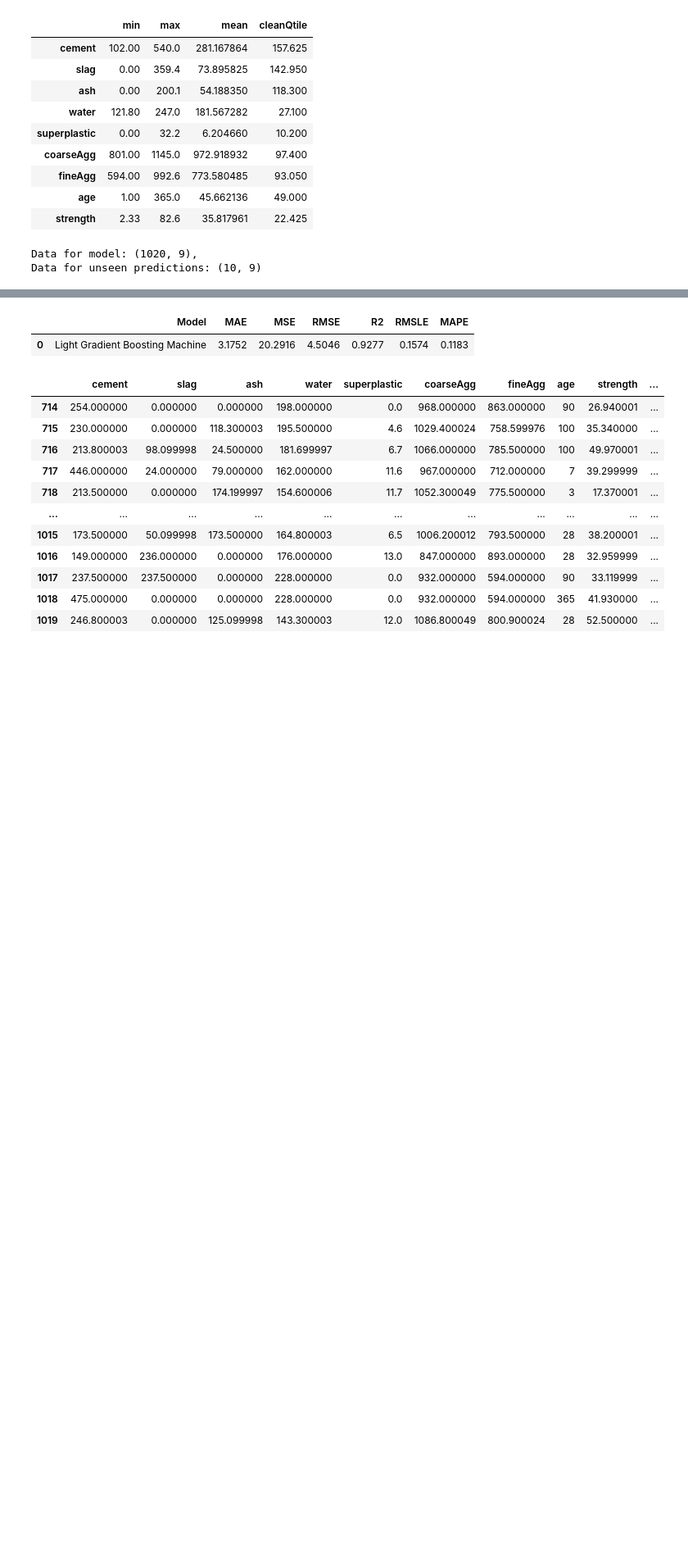
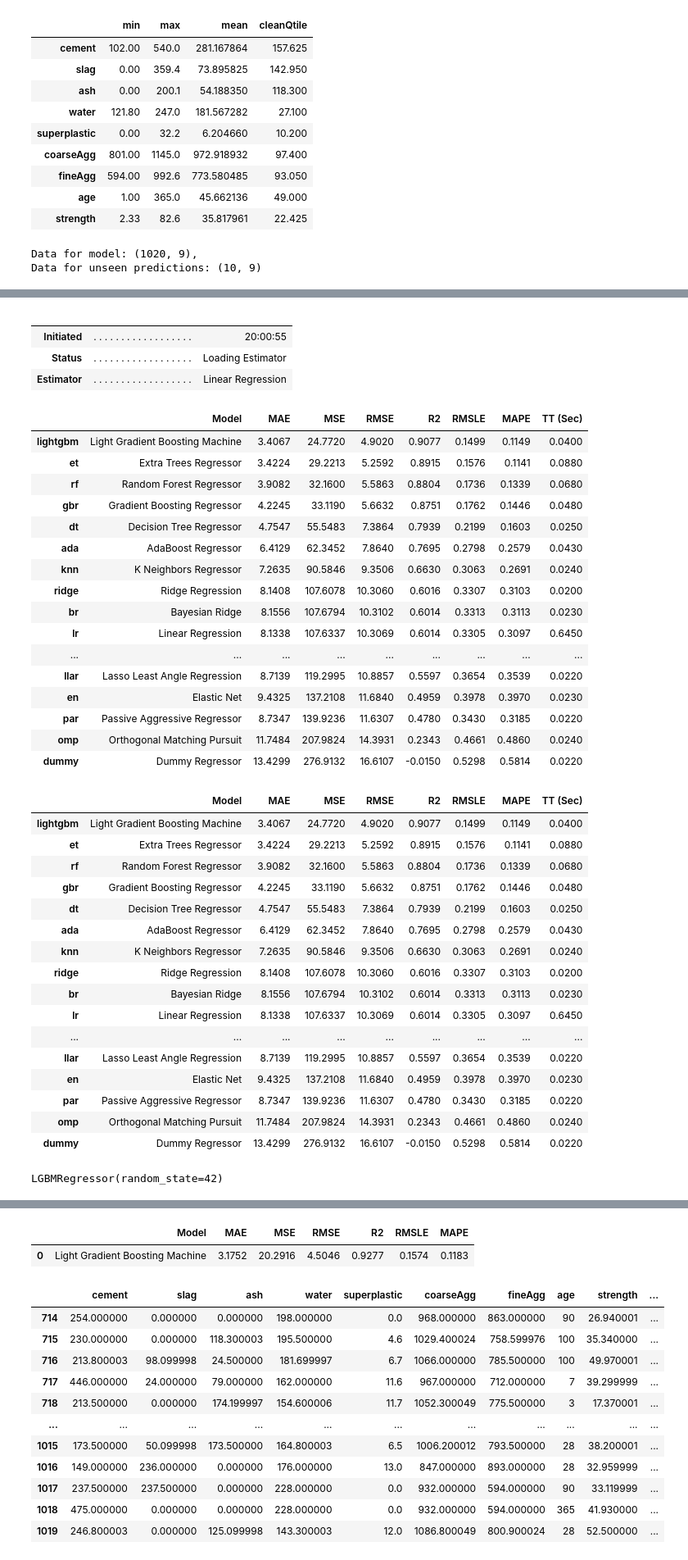
Before and after one commit to jdhova/Pycaret-Projects, a Jupyter notebook: Supervised-Learning/Regression/cementStrength.ipynb, the cells around one changed output, grey strips where cells are left out. Shown at 82% size. Saved outputs shown, nothing was run; the diff lists cells and outputs as text; code cells hidden in the pictures; blank space fills up the shorter version.

```diff
--- a/Supervised-Learning/Regression/cementStrength.ipynb
+++ b/Supervised-Learning/Regression/cementStrength.ipynb
@@ -88,3 +93,46 @@ reg = setup(data = data, target='strength', normalize=True, session_id=42)
+# %%
+compare_models()
+# %% [output]
+|  |  |  |
+|  |  |  |
+| Initiated | . . . . . . . . . . . . . . . . . . | 20:00:55 |
+| Status | . . . . . . . . . . . . . . . . . . | Loading Estimator |
+| Estimator | . . . . . . . . . . . . . . . . . . | Linear Regression |
+|  | Model | MAE | MSE | RMSE | R2 | RMSLE | MAPE | TT (Sec) |
+| lightgbm | Light Gradient Boosting Machine | 3.4067 | 24.7720 | 4.9020 | 0.9077 | 0.1499 | 0.1149 | 0.0400 |
+| et | Extra Trees Regressor | 3.4224 | 29.2213 | 5.2592 | 0.8915 | 0.1576 | 0.1141 | 0.0880 |
+| rf | Random Forest Regressor | 3.9082 | 32.1600 | 5.5863 | 0.8804 | 0.1736 | 0.1339 | 0.0680 |
+| gbr | Gradient Boosting Regressor | 4.2245 | 33.1190 | 5.6632 | 0.8751 | 0.1762 | 0.1446 | 0.0480 |
+| dt | Decision Tree Regressor | 4.7547 | 55.5483 | 7.3864 | 0.7939 | 0.2199 | 0.1603 | 0.0250 |
+| ada | AdaBoost Regressor | 6.4129 | 62.3452 | 7.8640 | 0.7695 | 0.2798 | 0.2579 | 0.0430 |
+| knn | K Neighbors Regressor | 7.2635 | 90.5846 | 9.3506 | 0.6630 | 0.3063 | 0.2691 | 0.0240 |
+| ridge | Ridge Regression | 8.1408 | 107.6078 | 10.3060 | 0.6016 | 0.3307 | 0.3103 | 0.0200 |
+| br | Bayesian Ridge | 8.1556 | 107.6794 | 10.3102 | 0.6014 | 0.3313 | 0.3113 | 0.0230 |
+| lr | Linear Regression | 8.1338 | 107.6337 | 10.3069 | 0.6014 | 0.3305 | 0.3097 | 0.6450 |
+| ... | ... | ... | ... | ... | ... | ... | ... | ... |
+| llar | Lasso Least Angle Regression | 8.7139 | 119.2995 | 10.8857 | 0.5597 | 0.3654 | 0.3539 | 0.0220 |
+| en | Elastic Net | 9.4325 | 137.2108 | 11.6840 | 0.4959 | 0.3978 | 0.3970 | 0.0230 |
+| par | Passive Aggressive Regressor | 8.7347 | 139.9236 | 11.6307 | 0.4780 | 0.3430 | 0.3185 | 0.0220 |
+| omp | Orthogonal Matching Pursuit | 11.7484 | 207.9824 | 14.3931 | 0.2343 | 0.4661 | 0.4860 | 0.0240 |
+| dummy | Dummy Regressor | 13.4299 | 276.9132 | 16.6107 | -0.0150 | 0.5298 | 0.5814 | 0.0220 |
+|  | Model | MAE | MSE | RMSE | R2 | RMSLE | MAPE | TT (Sec) |
+| lightgbm | Light Gradient Boosting Machine | 3.4067 | 24.7720 | 4.9020 | 0.9077 | 0.1499 | 0.1149 | 0.0400 |
+| et | Extra Trees Regressor | 3.4224 | 29.2213 | 5.2592 | 0.8915 | 0.1576 | 0.1141 | 0.0880 |
+| rf | Random Forest Regressor | 3.9082 | 32.1600 | 5.5863 | 0.8804 | 0.1736 | 0.1339 | 0.0680 |
+| gbr | Gradient Boosting Regressor | 4.2245 | 33.1190 | 5.6632 | 0.8751 | 0.1762 | 0.1446 | 0.0480 |
+| dt | Decision Tree Regressor | 4.7547 | 55.5483 | 7.3864 | 0.7939 | 0.2199 | 0.1603 | 0.0250 |
+| ada | AdaBoost Regressor | 6.4129 | 62.3452 | 7.8640 | 0.7695 | 0.2798 | 0.2579 | 0.0430 |
+| knn | K Neighbors Regressor | 7.2635 | 90.5846 | 9.3506 | 0.6630 | 0.3063 | 0.2691 | 0.0240 |
+| ridge | Ridge Regression | 8.1408 | 107.6078 | 10.3060 | 0.6016 | 0.3307 | 0.3103 | 0.0200 |
+| br | Bayesian Ridge | 8.1556 | 107.6794 | 10.3102 | 0.6014 | 0.3313 | 0.3113 | 0.0230 |
+| lr | Linear Regression | 8.1338 | 107.6337 | 10.3069 | 0.6014 | 0.3305 | 0.3097 | 0.6450 |
+| ... | ... | ... | ... | ... | ... | ... | ... | ... |
+| llar | Lasso Least Angle Regression | 8.7139 | 119.2995 | 10.8857 | 0.5597 | 0.3654 | 0.3539 | 0.0220 |
+| en | Elastic Net | 9.4325 | 137.2108 | 11.6840 | 0.4959 | 0.3978 | 0.3970 | 0.0230 |
+| par | Passive Aggressive Regressor | 8.7347 | 139.9236 | 11.6307 | 0.4780 | 0.3430 | 0.3185 | 0.0220 |
+| omp | Orthogonal Matching Pursuit | 11.7484 | 207.9824 | 14.3931 | 0.2343 | 0.4661 | 0.4860 | 0.0240 |
+| dummy | Dummy Regressor | 13.4299 | 276.9132 | 16.6107 | -0.0150 | 0.5298 | 0.5814 | 0.0220 |
+LGBMRegressor(random_state=42)
 # %%
 compare_models(exclude=['omp','dummy'])
 # %% [output]
```
Also changed, not shown: parts of 16 cells of this notebook, 3 other files.
